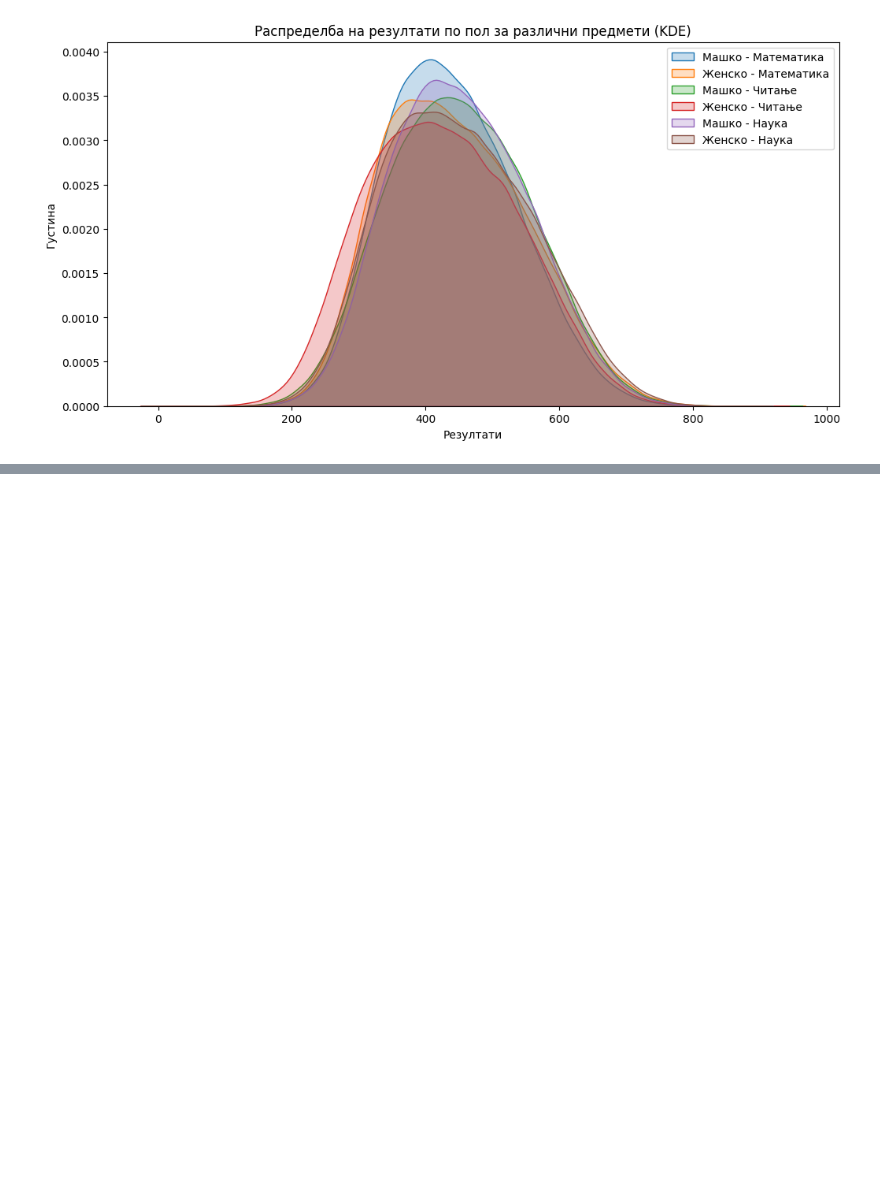
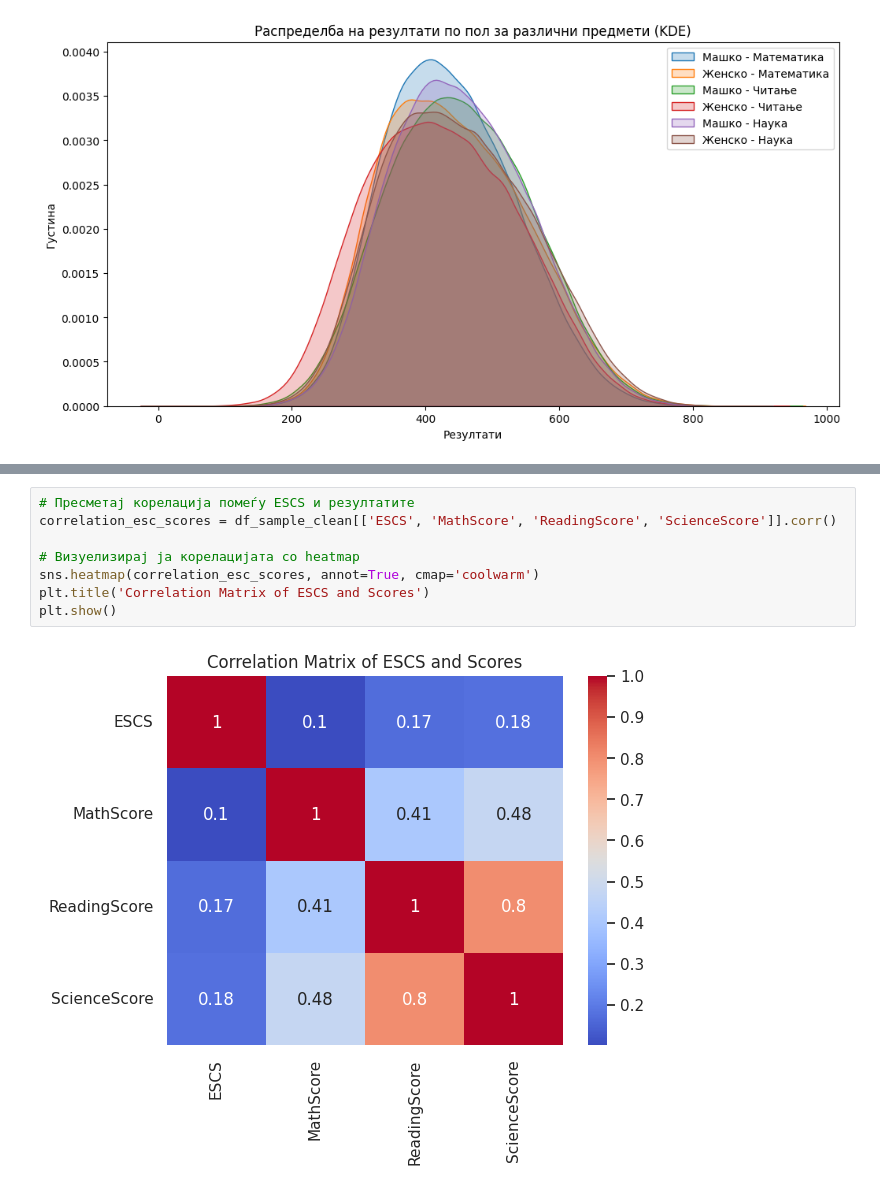
Before and after one commit to jovevskaaleksandra/data-analysis-of-testing-results, a Jupyter notebook: 181074_VNP_proekt.ipynb, the cells around one changed output, grey strips where cells are left out. Saved outputs shown, nothing was run; the diff lists cells and outputs as text; blank space fills up the shorter version.

```diff
--- a/181074_VNP_proekt.ipynb
+++ b/181074_VNP_proekt.ipynb
@@ -268,0 +406,10 @@ plt.show()
+# %%
+# Пресметај корелација помеѓу ESCS и резултатите
+correlation_esc_scores = df_sample_clean[['ESCS', 'MathScore', 'ReadingScore', 'ScienceScore']].corr()
+
+# Визуелизирај ја корелацијата со heatmap
+sns.heatmap(correlation_esc_scores, annot=True, cmap='coolwarm')
+plt.title('Correlation Matrix of ESCS and Scores')
+plt.show()
+# %% [output]
+[figure, added]
```
Also changed, not shown: parts of 29 cells of this notebook.
